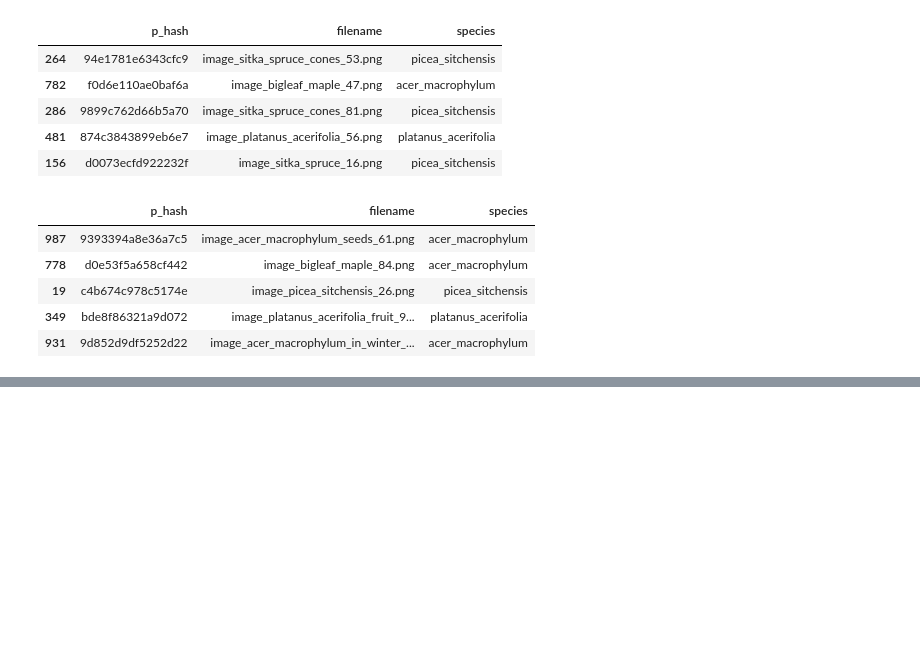
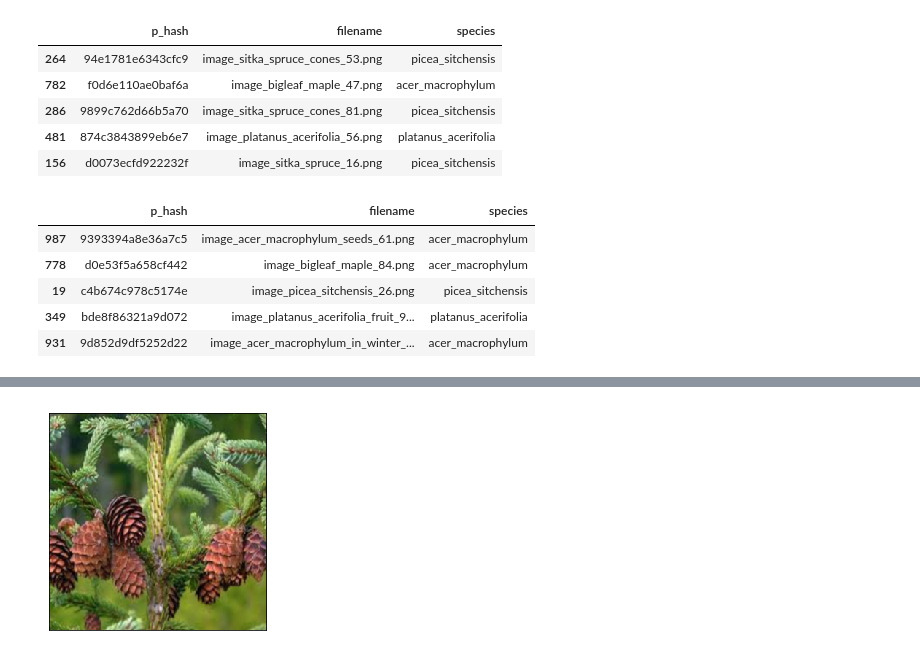
Before and after one commit to NathanielBlairStahn/tree-logic, a Jupyter notebook: build_a_model.ipynb, the cells around one changed output, grey strips where cells are left out. Saved outputs shown, nothing was run; the diff lists cells and outputs as text; code cells hidden in the pictures; blank space fills up the shorter version.

```diff
--- a/build_a_model.ipynb
+++ b/build_a_model.ipynb
@@ -557,0 +623,9 @@ def get_images(indices, image_df, base_directory):
+# %%
+fig, ax = plt.subplots()
+
+img = image.load_img('tree_photos/picea_sitchensis/image_sitka_spruce_cones_81.png', target_size=(299,299))
+ax.imshow(img)
+ax.get_xaxis().set_visible(False)
+ax.get_yaxis().set_visible(False)
+# %% [output]
+[figure, added]
```
Also changed, not shown: parts of 22 cells of this notebook, 2 other files.
